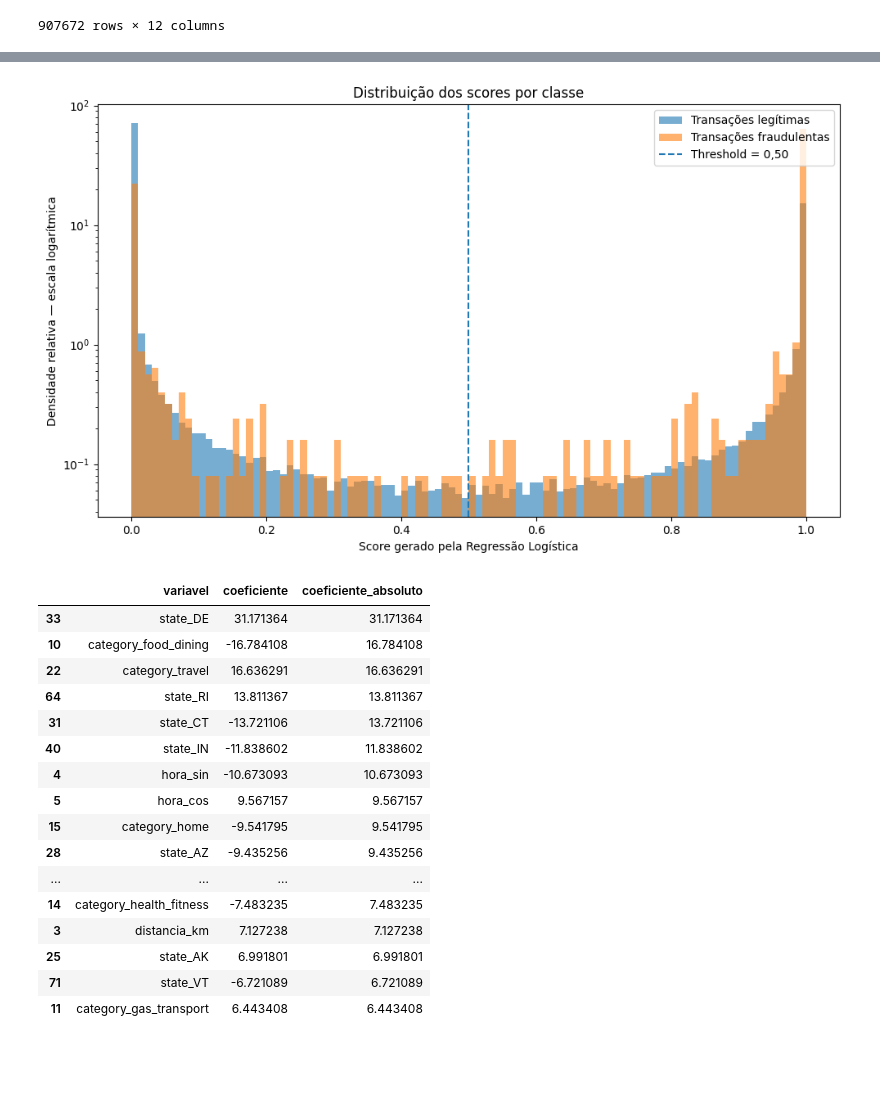
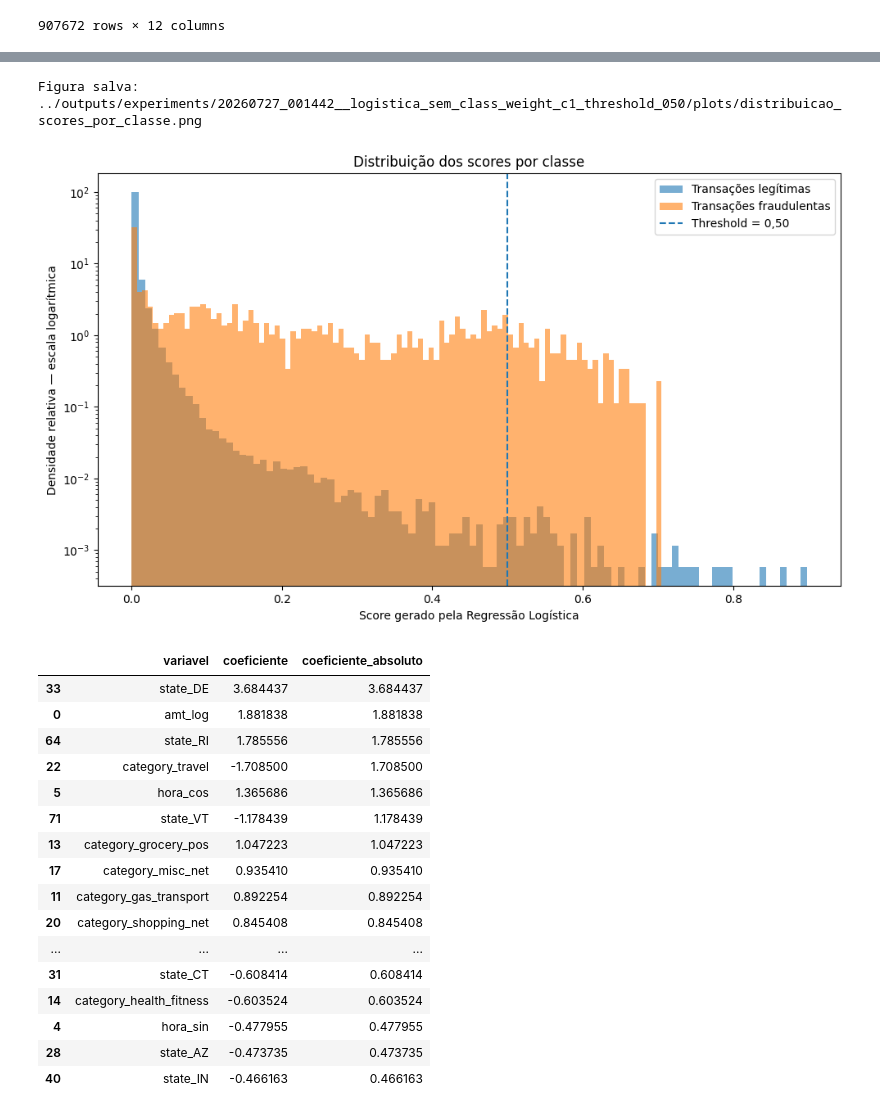
Before and after one commit to Lucas-Santosrx/ccard_fraud_ml, a Jupyter notebook: notebooks/02. Regressão Logistica.ipynb, the cells around one changed output, grey strips where cells are left out. Cells and saved outputs as stored; diff of their text form; code cells hidden in the pictures; blank space fills up the shorter version.

Commit message:
change logistic regression script

```diff
--- a/notebooks/02. Regressão Logistica.ipynb
+++ b/notebooks/02. Regressão Logistica.ipynb
@@ -26,6 +36,16 @@ from sklearn.metrics import (
     roc_auc_score,
     roc_curve
 )
+# %%
+class_weight_value = None
+c_value =  1.0
+solver_value = "saga"
+max_iter_value = 500
+threshold_value = 0.50
+
+
+nome_experimento = "logistica_sem_class_weight_c1_threshold_050"
+observacoes_experimento =  "Segunda baseline de machine learning. Sem peso nas classes minoritárias"
 # %%
 df = pd.read_csv("../raw/fraudTrain.csv", parse_dates = ["trans_date_trans_time", "dob"], dtype = {"cc_num": "string", "trans_num": "string", "zip": "string"})
 # %%
@@ -259,9 +337,9 @@ preprocessamento = ColumnTransformer(
 # %%
 regressao_logistica = LogisticRegression(
-    solver = "saga",
-    class_weight = "balanced",
-    C = 1.0,
-    max_iter = 500,
+    solver = solver_value,
+    class_weight = class_weight_value,
+    C = c_value,
+    max_iter = max_iter_value,
     random_state = 42
 )
 # %%
@@ -639,34 +835,41 @@ plt.hist(
     bins=100,
     density=True,
     alpha=0.6,
     label="Transações legítimas"
 )
 
 plt.hist(
     scores_fraudes,
     bins=100,
     density=True,
     alpha=0.6,
     label="Transações fraudulentas"
 )
 
 plt.axvline(
     0.50,
     linestyle="--",
     label="Threshold = 0,50"
 )
 
 plt.yscale("log")
 
 plt.title("Distribuição dos scores por classe")
 plt.xlabel("Score gerado pela Regressão Logística")
 plt.ylabel("Densidade relativa — escala logarítmica")
 plt.legend()
 
+experiment_tracking.salvar_figura(
+    fig=fig,
+    pasta_plots=experimento["pasta_plots"],
+    nome_arquivo="distribuicao_scores_por_classe"
+)
+
 plt.tight_layout()
 plt.show()
 # %% [output]
+Figura salva: ../outputs/experiments/20260727_001442__logistica_sem_class_weight_c1_threshold_050/plots/distribuicao_scores_por_classe.png
-[figure, old version]
+[figure, new version]
 # %%
 nomes_features = (
     modelo
@@ -703,25 +906,27 @@ tabela_coeficientes = (
     )
 )
 
+
+
 tabela_coeficientes.head(20)
 # %% [output]
 |  | variavel | coeficiente | coeficiente_absoluto |
-| 33 | state_DE | 31.171364 | 31.171364 |
-| 10 | category_food_dining | -16.784108 | 16.784108 |
-| 22 | category_travel | 16.636291 | 16.636291 |
-| 64 | state_RI | 13.811367 | 13.811367 |
-| 31 | state_CT | -13.721106 | 13.721106 |
-| 40 | state_IN | -11.838602 | 11.838602 |
-| 4 | hora_sin | -10.673093 | 10.673093 |
-| 5 | hora_cos | 9.567157 | 9.567157 |
-| 15 | category_home | -9.541795 | 9.541795 |
-| 28 | state_AZ | -9.435256 | 9.435256 |
+| 33 | state_DE | 3.684437 | 3.684437 |
+| 0 | amt_log | 1.881838 | 1.881838 |
+| 64 | state_RI | 1.785556 | 1.785556 |
+| 22 | category_travel | -1.708500 | 1.708500 |
+| 5 | hora_cos | 1.365686 | 1.365686 |
+| 71 | state_VT | -1.178439 | 1.178439 |
+| 13 | category_grocery_pos | 1.047223 | 1.047223 |
+| 17 | category_misc_net | 0.935410 | 0.935410 |
+| 11 | category_gas_transport | 0.892254 | 0.892254 |
+| 20 | category_shopping_net | 0.845408 | 0.845408 |
 | ... | ... | ... | ... |
-| 14 | category_health_fitness | -7.483235 | 7.483235 |
-| 3 | distancia_km | 7.127238 | 7.127238 |
-| 25 | state_AK | 6.991801 | 6.991801 |
-| 71 | state_VT | -6.721089 | 6.721089 |
-| 11 | category_gas_transport | 6.443408 | 6.443408 |
+| 31 | state_CT | -0.608414 | 0.608414 |
+| 14 | category_health_fitness | -0.603524 | 0.603524 |
+| 4 | hora_sin | -0.477955 | 0.477955 |
+| 28 | state_AZ | -0.473735 | 0.473735 |
+| 40 | state_IN | -0.466163 | 0.466163 |
 # %%
 maiores_positivos = (
     tabela_coeficientes
```
Also changed, not shown: parts of 19 cells of this notebook, 25 other files.
